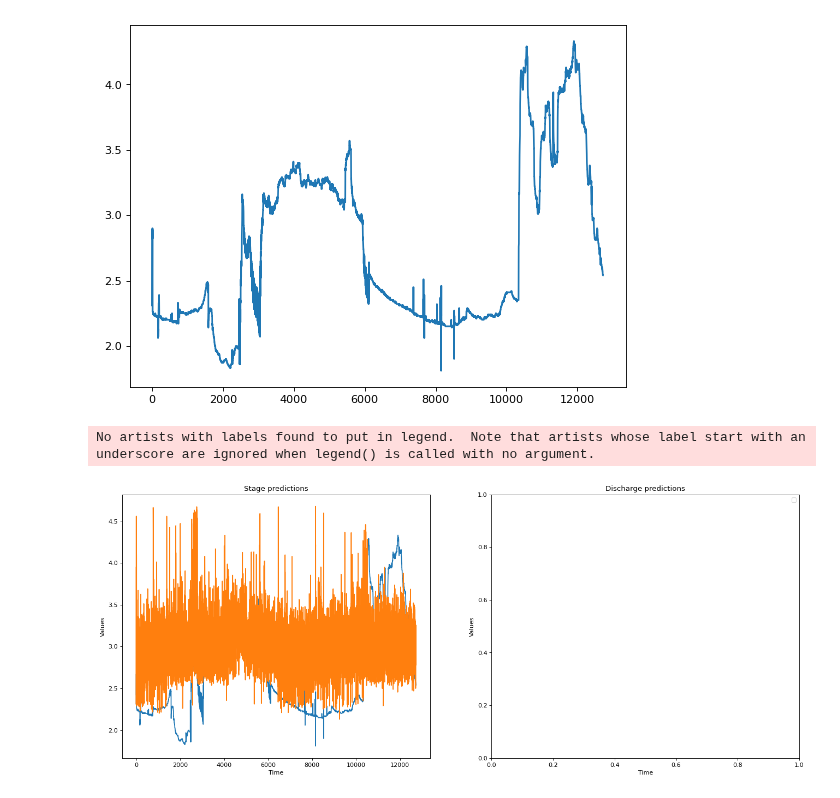
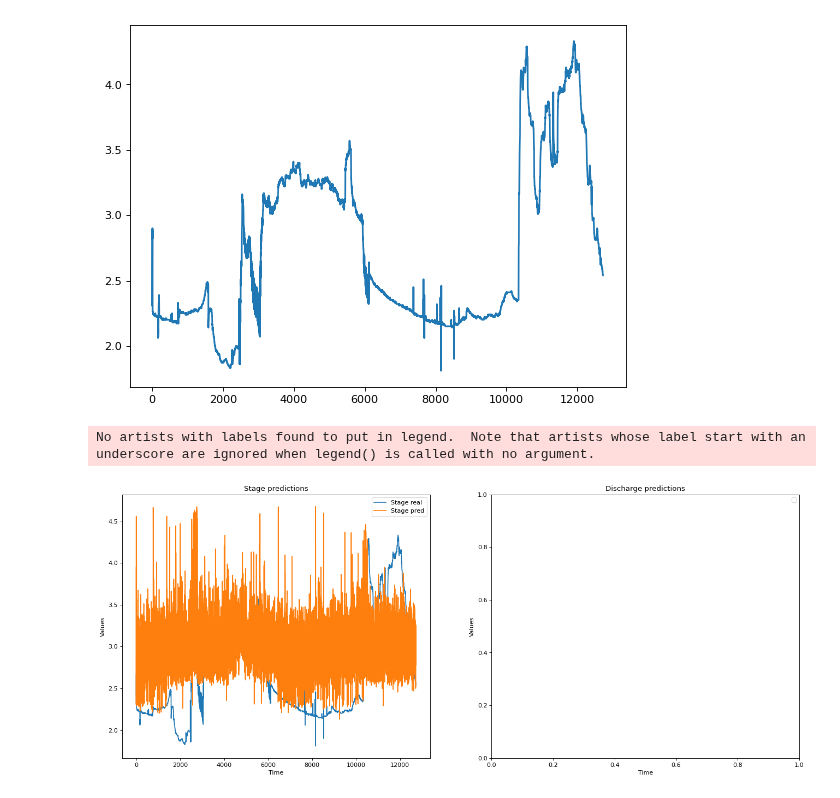
Before and after one commit to andresnowak/Hydrology_AI_project, a Jupyter notebook: models/models_results/knn_regression_v1_stage_4.ipynb, the cells around one changed output. Cells and saved outputs as stored; diff of their text form; code cells hidden in the pictures.

```diff
--- a/models/models_results/knn_regression_v1_stage_4.ipynb
+++ b/models/models_results/knn_regression_v1_stage_4.ipynb
@@ -24,7 +24,7 @@ df_info
 # %% [markdown]
 ## Read the dataset
 # %%
-df = pd.read_csv('../dataset_clean/PlatteRiverWeir_features_v1_clean.csv')
+df = pd.read_csv('../../dataset_clean/PlatteRiverWeir_features_v1_clean.csv')
 df
 # %% [output]
 |  | SensorTime | CaptureTime | Stage | Discharge | grayMean | graySigma | hMean | hSigma |
@@ -209,19 +209,20 @@ plt.plot(np.arange(len(y_test)), y_test, label="Stage real")
 # %%
 figure, ax = plt.subplots(ncols=2, figsize=(20, 8), dpi=80)
 
 ax[0].plot(np.arange(len(y_test)), y_test, label="Stage real")
 ax[0].plot(np.arange(len(y_test)), y_pred, label="Stage pred")
 
 ax[0].set_title("Stage predictions")
 ax[1].set_title("Discharge predictions")
 
 ax[1].set_ylabel("Values")
 ax[0].set_ylabel("Values")
 ax[1].set_xlabel("Time")
 ax[0].set_xlabel("Time")
 
-plt.legend()
+ax[0].legend()
+ax[1].legend()
 plt.show()
 # %% [output]
 No artists with labels found to put in legend.  Note that artists whose label start with an underscore are ignored when legend() is called with no argument.
-[figure, old version]
+[figure, new version]
```
Also changed, not shown: parts of 2 cells of this notebook, 4 other files.
